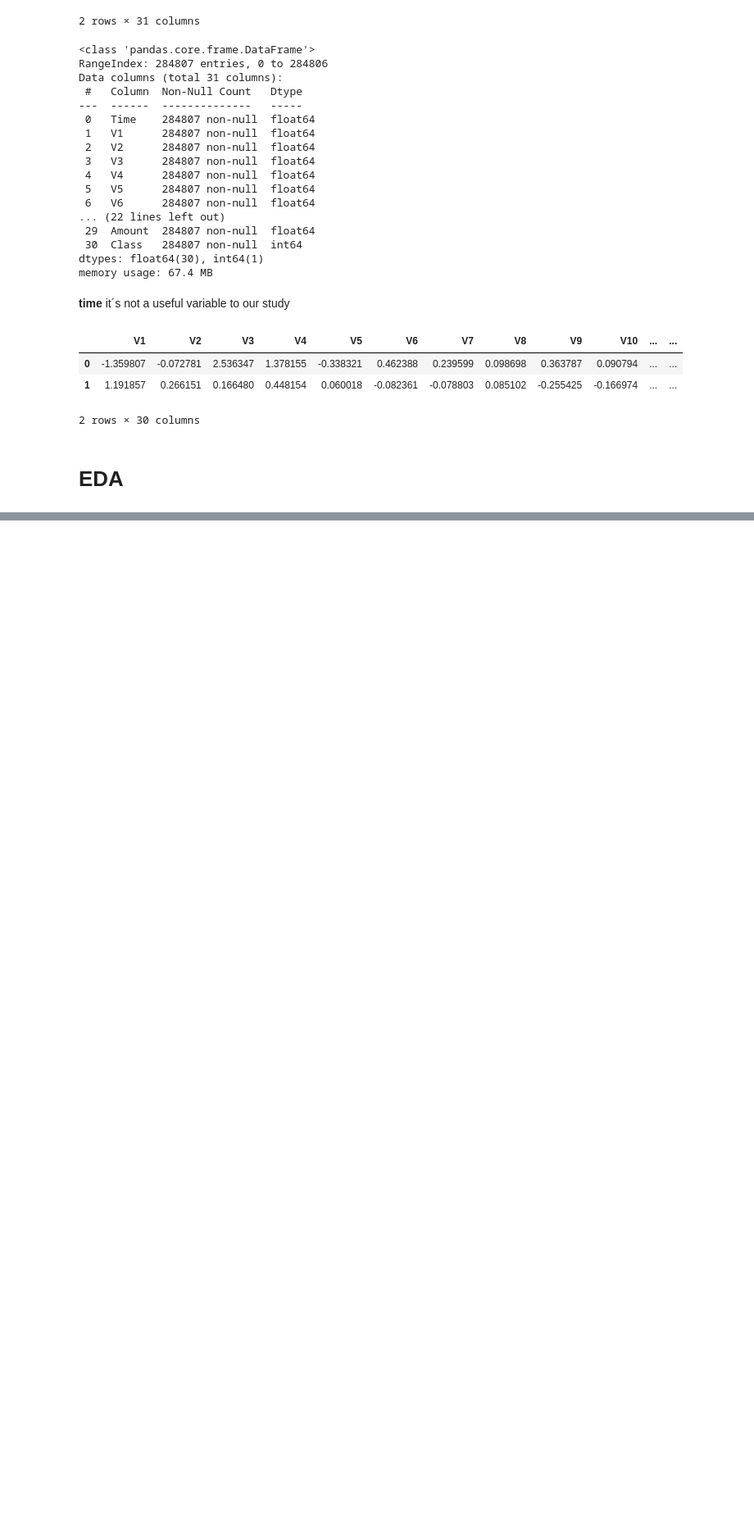
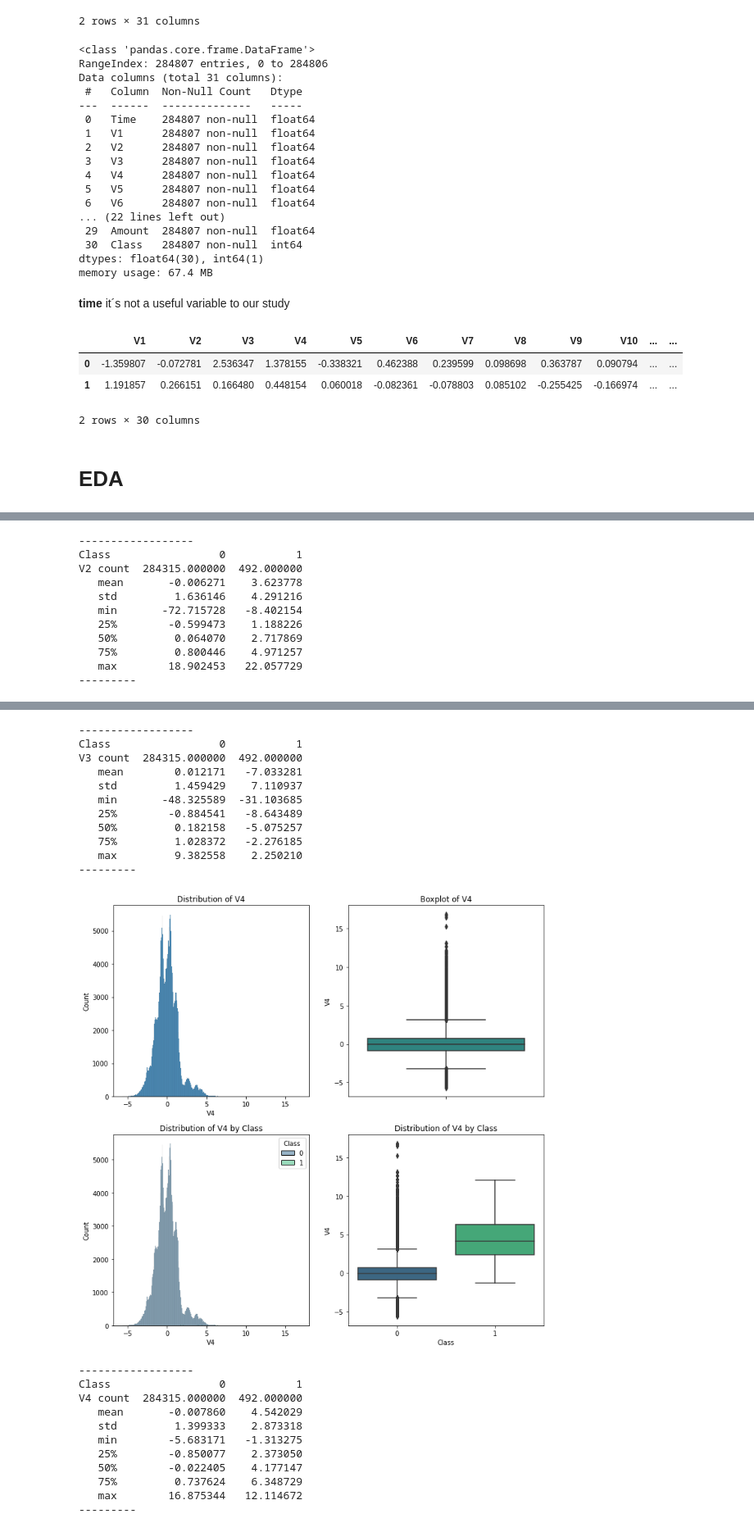
Before and after one commit to Vic16/MachineLearning_Projects, a Jupyter notebook: classification/CreditCard_FraudDetection/Credit Card Fraud Detection.ipynb, the cells around one changed output, grey strips where cells are left out. Shown at 82% size. Cells and saved outputs as stored; diff of their text form; code cells hidden in the pictures; blank space fills up the shorter version.

```diff
--- a/classification/CreditCard_FraudDetection/Credit Card Fraud Detection.ipynb
+++ b/classification/CreditCard_FraudDetection/Credit Card Fraud Detection.ipynb
@@ -74,0 +83,5 @@ plotVars("V1", "Class", df)
+# %%
+for i in list(df.columns)[:-1]:
+    print("---------")
+    plotVars(i, "Class", df)
+# %% [output]
@@ -74,0 +102,11 @@ plotVars("V1", "Class", df)
+------------------
+Class                 0           1
+V2 count  284315.000000  492.000000
+   mean       -0.006271    3.623778
+   std         1.636146    4.291216
+   min       -72.715728   -8.402154
+   25%        -0.599473    1.188226
+   50%         0.064070    2.717869
+   75%         0.800446    4.971257
+   max        18.902453   22.057729
+---------
@@ -74,0 +114,23 @@ plotVars("V1", "Class", df)
+------------------
+Class                 0           1
+V3 count  284315.000000  492.000000
+   mean        0.012171   -7.033281
+   std         1.459429    7.110937
+   min       -48.325589  -31.103685
+   25%        -0.884541   -8.643489
+   50%         0.182158   -5.075257
+   75%         1.028372   -2.276185
+   max         9.382558    2.250210
+---------
+[figure, added]
+------------------
+Class                 0           1
+V4 count  284315.000000  492.000000
+   mean       -0.007860    4.542029
+   std         1.399333    2.873318
+   min        -5.683171   -1.313275
+   25%        -0.850077    2.373050
+   50%        -0.022405    4.177147
+   75%         0.737624    6.348729
+   max        16.875344   12.114672
+---------
```
Also changed, not shown: parts of 28 cells of this notebook, 1 other file.
